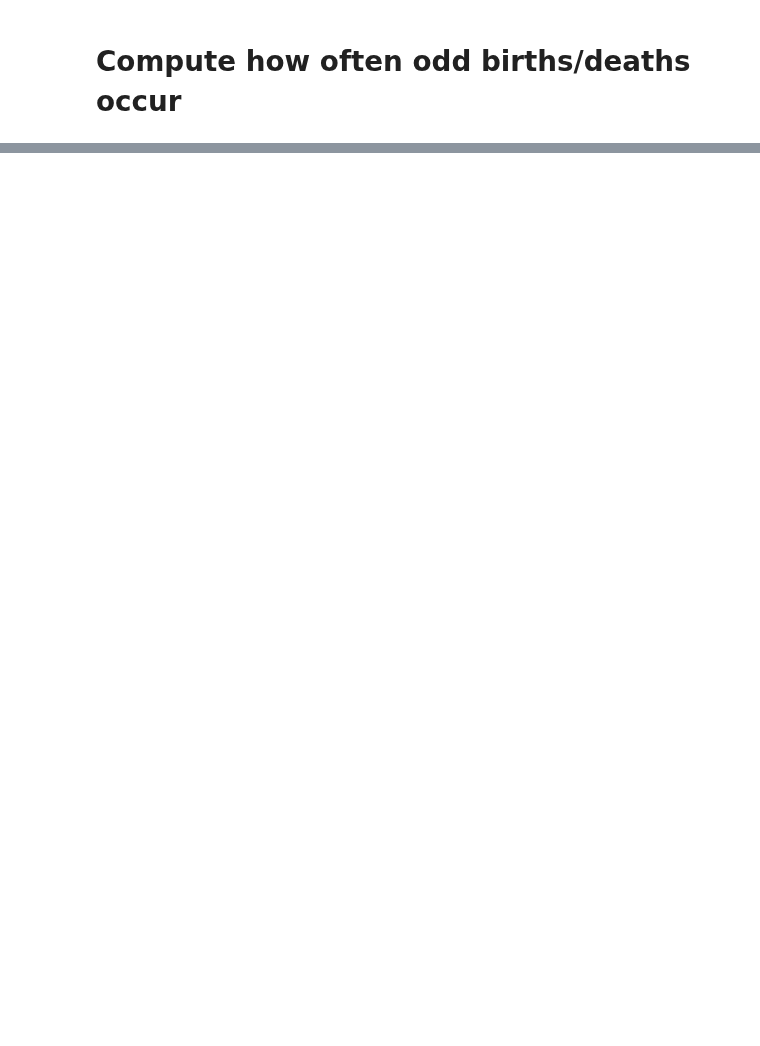
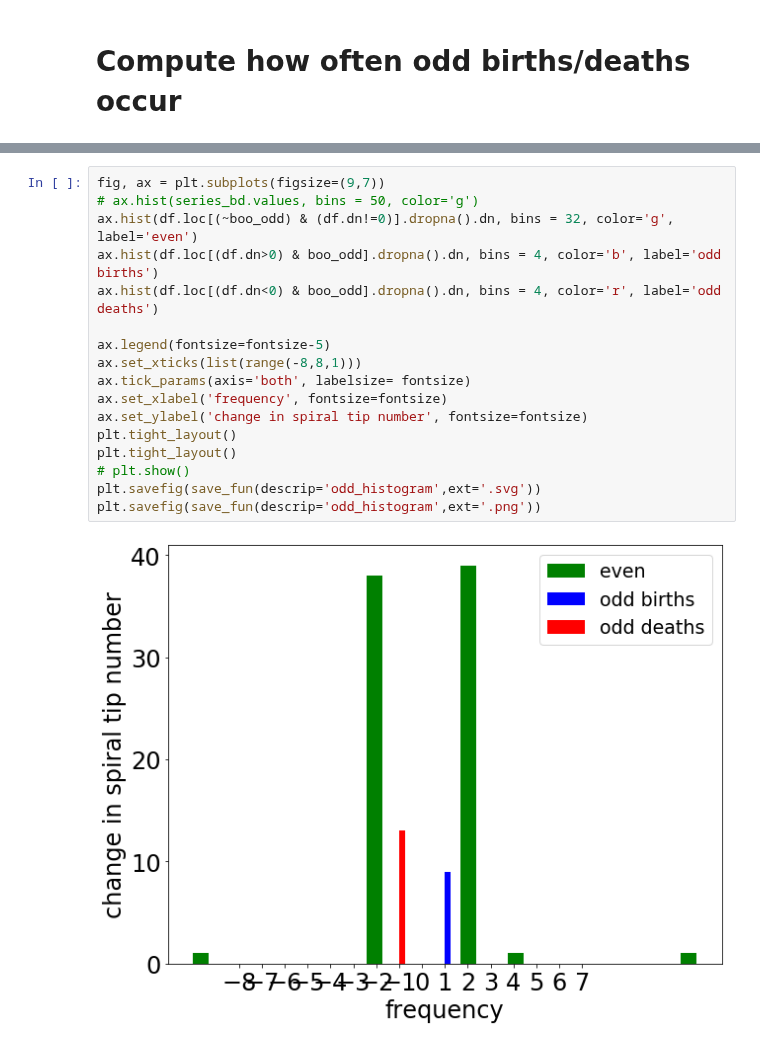
Before and after one commit to timtyree/care, a Jupyter notebook: notebooks/Identifying Odd Births and Deaths.ipynb, the cells around one changed output, grey strips where cells are left out. Drawn from its saved outputs; the diff is of its cells as text; blank space fills up the shorter version.

```diff
--- a/notebooks/Identifying Odd Births and Deaths.ipynb
+++ b/notebooks/Identifying Odd Births and Deaths.ipynb
@@ -98 +178,20 @@ odd birthdeaths occured in numbers [ 1  3 -9 -7 -1 -3].
+# %%
+fig, ax = plt.subplots(figsize=(9,7))
+# ax.hist(series_bd.values, bins = 50, color='g')
+ax.hist(df.loc[(~boo_odd) & (df.dn!=0)].dropna().dn, bins = 32, color='g', label='even')
+ax.hist(df.loc[(df.dn>0) & boo_odd].dropna().dn, bins = 4, color='b', label='odd births')
+ax.hist(df.loc[(df.dn<0) & boo_odd].dropna().dn, bins = 4, color='r', label='odd deaths')
+
+ax.legend(fontsize=fontsize-5)
+ax.set_xticks(list(range(-8,8,1)))
+ax.tick_params(axis='both', labelsize= fontsize)
+ax.set_xlabel('frequency', fontsize=fontsize)
+ax.set_ylabel('change in spiral tip number', fontsize=fontsize)
+plt.tight_layout()
+plt.tight_layout()
+# plt.show()
+plt.savefig(save_fun(descrip='odd_histogram',ext='.svg'))
+plt.savefig(save_fun(descrip='odd_histogram',ext='.png'))
+# %% [output]
+[figure, added]
 # %%
```
Also changed, not shown: parts of 41 cells of this notebook, 53 other files.
